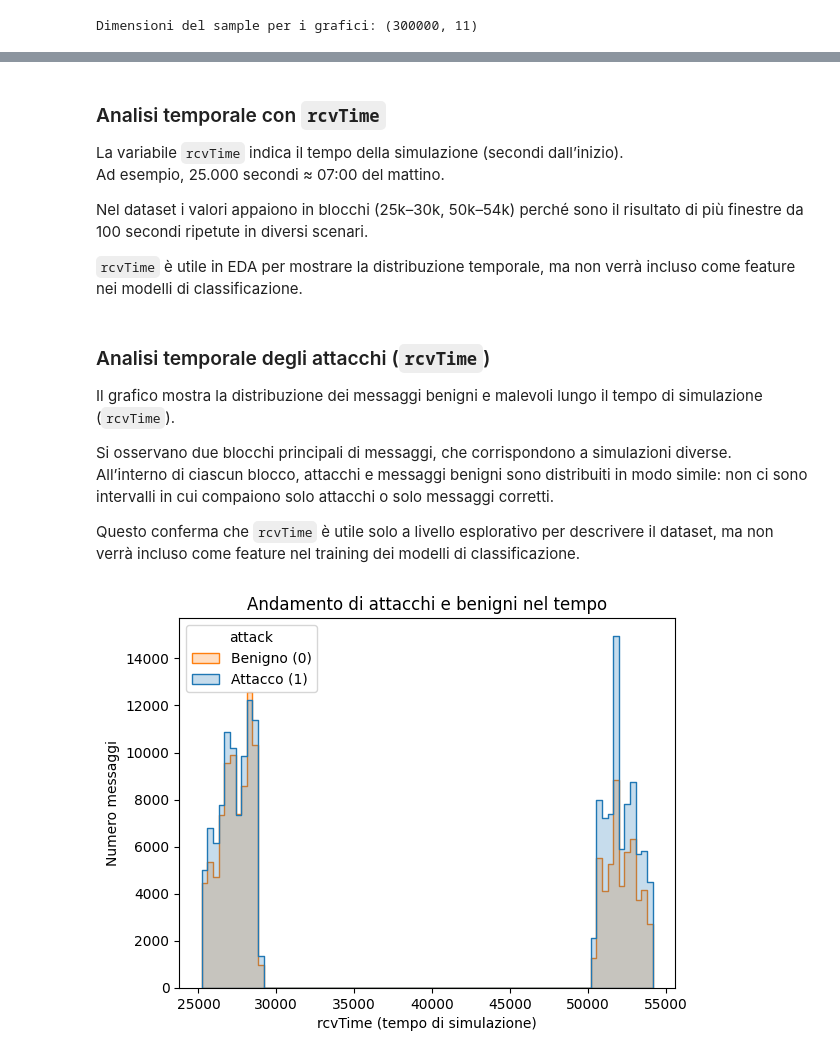
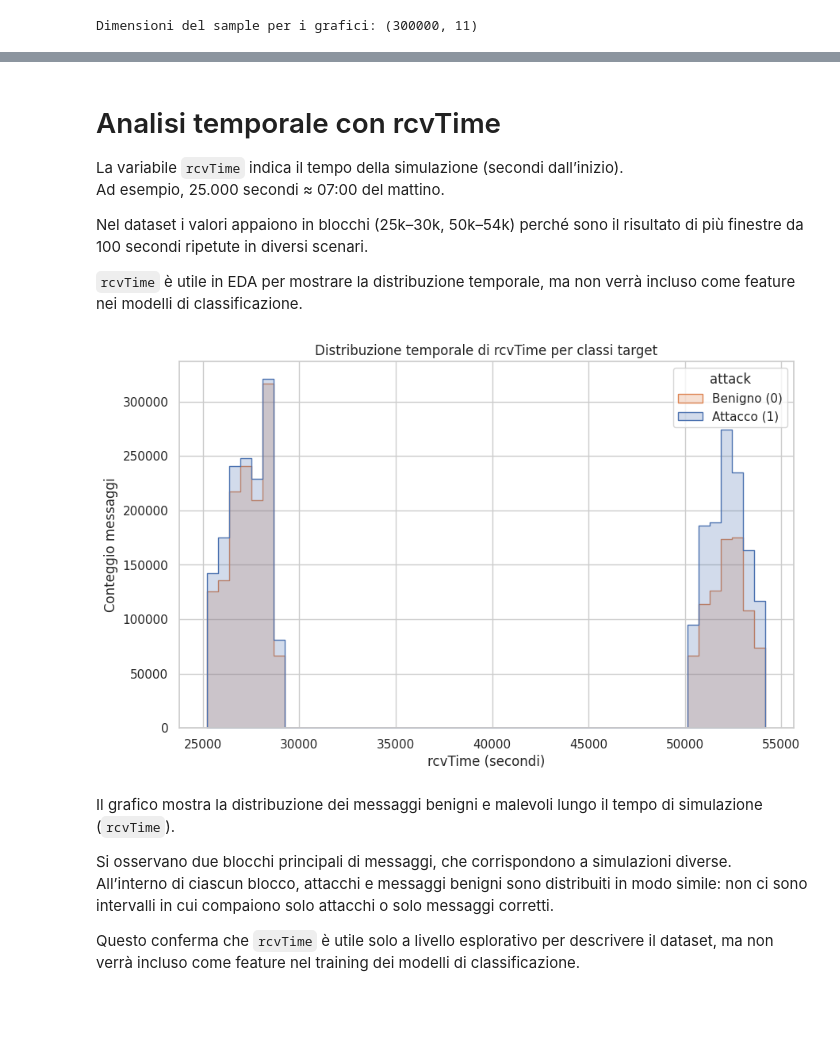
Before and after one commit to gar-nov/tirocinio, a Jupyter notebook: EDA.ipynb, the cells around one changed output, grey strips where cells are left out. Drawn from its saved outputs; the diff is of its cells as text; code cells hidden in the pictures; blank space fills up the shorter version.

```diff
--- a/EDA.ipynb
+++ b/EDA.ipynb
@@ -146,5 +245,5 @@ display(stats)
 # %% [markdown]
-### Analisi temporale con `rcvTime`
+# Analisi temporale con rcvTime
 
 La variabile `rcvTime` indica il tempo della simulazione (secondi dall’inizio).
 Ad esempio, 25.000 secondi ≈ 07:00 del mattino.
@@ -154,8 +253,19 @@ di più finestre da 100 secondi ripetute in diversi scenari.
 
  `rcvTime` è utile in EDA per mostrare la distribuzione temporale,
 ma non verrà incluso come feature nei modelli di classificazione.
+# %%
+
+
+sns.histplot(data=data, x="rcvTime", hue="attack", bins=50, element="step", stat="count")
+plt.title("Distribuzione temporale di rcvTime per classi target")
+plt.xlabel("rcvTime (secondi)")
+plt.ylabel("Conteggio messaggi")
+plt.legend(title="attack", labels=["Benigno (0)", "Attacco (1)"])
+plt.show()
+# %% [output]
+[figure, added]
 # %% [markdown]
-### Analisi temporale degli attacchi (`rcvTime`)
+
 
 Il grafico mostra la distribuzione dei messaggi benigni e malevoli lungo il tempo di simulazione (`rcvTime`).
 
@@ -165,13 +275,3 @@ in cui compaiono solo attacchi o solo messaggi corretti.
 
  Questo conferma che `rcvTime` è utile solo a livello esplorativo per descrivere il dataset,
 ma non verrà incluso come feature nel training dei modelli di classificazione.
-# %%
-# Istogramma attacchi vs benigni nel tempo
-sns.histplot(data=df_plot, x="rcvTime", hue="attack", bins=80, element="step", stat="count")
-plt.title("Andamento di attacchi e benigni nel tempo")
-plt.xlabel("rcvTime (tempo di simulazione)")
-plt.ylabel("Numero messaggi")
-plt.legend(title="attack", labels=["Benigno (0)", "Attacco (1)"])
-plt.show()
-# %% [output]
-[figure, removed]
```
Also changed, not shown: parts of 27 cells of this notebook.
